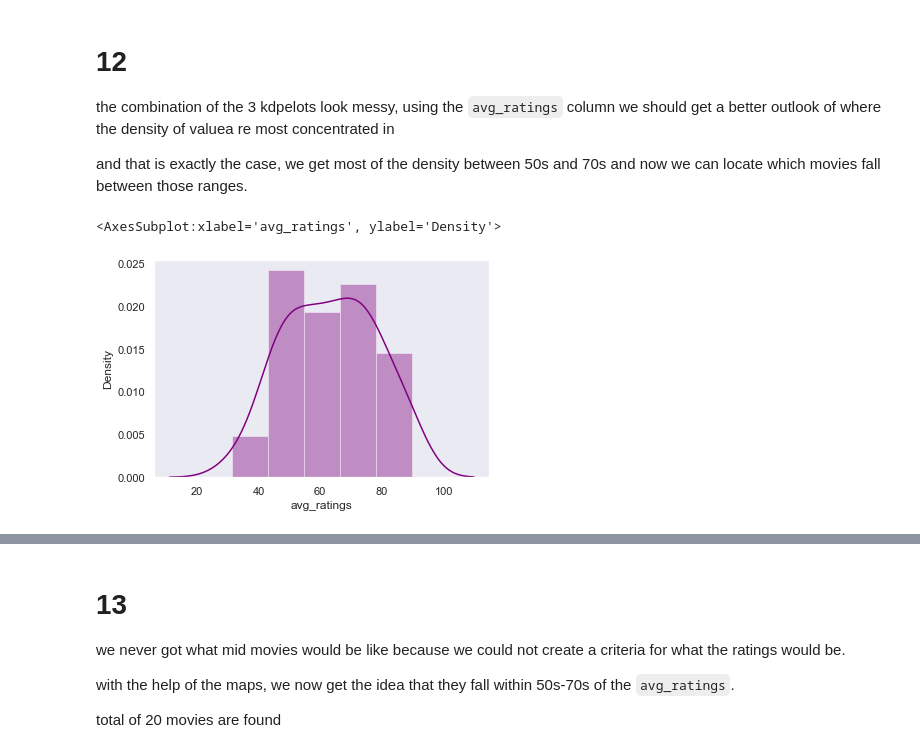
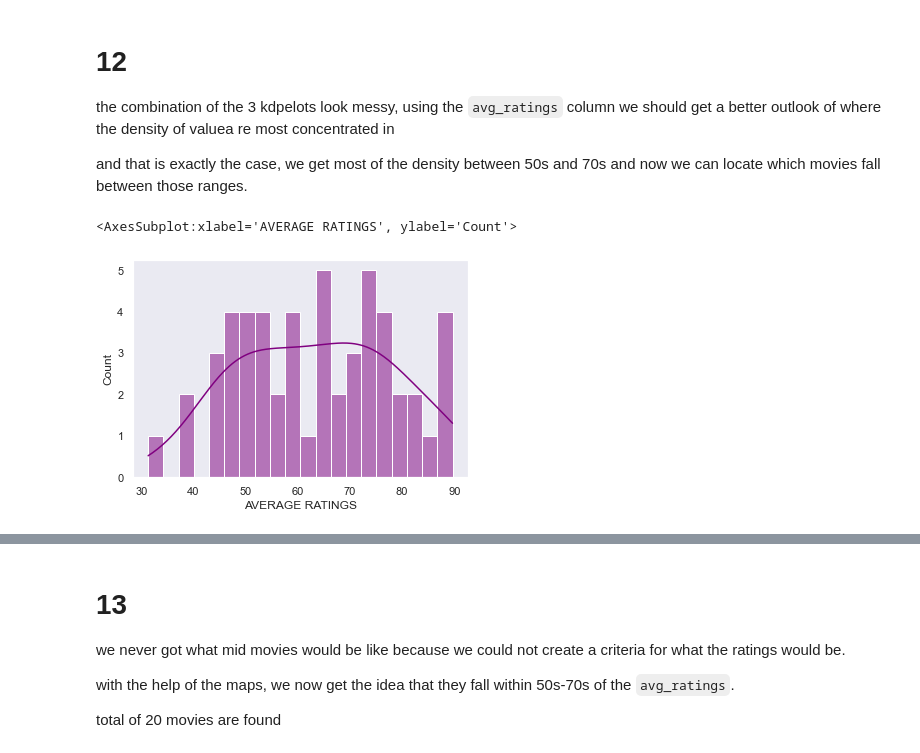
Before and after one commit to Coachsteveee/daily-commit-challenge, a Jupyter notebook: proj.ipynb, the cells around one changed output, grey strips where cells are left out. Cells and saved outputs as stored; diff of their text form; code cells hidden in the pictures.

```diff
--- a/proj.ipynb
+++ b/proj.ipynb
@@ -209,11 +225,12 @@ sns.kdeplot(disney_['rotten_tomatoes2'], color='red', shade=True, cbar=True)
  the combination of the 3 kdpelots look messy, using the `avg_ratings` column we should get a better outlook of where the density of valuea re most concentrated in
 
  and that is exactly the case, we get most of the density between 50s and 70s and now we can locate which movies fall between those ranges.
-# %%
-sns.distplot(disney_['avg_ratings'], color='purple')
-# %% [output]
-<AxesSubplot:xlabel='avg_ratings', ylabel='Density'>
-[figure, removed]
+# %%
+plt.xlabel('AVERAGE RATINGS')
+sns.histplot(disney_['avg_ratings'], color='purple', kde=True, bins=20)
+# %% [output]
+<AxesSubplot:xlabel='AVERAGE RATINGS', ylabel='Count'>
+[figure, added]
 # %%
 sns.violinplot(df)
 # %% [output]
```
Also changed, not shown: parts of 18 cells of this notebook.
